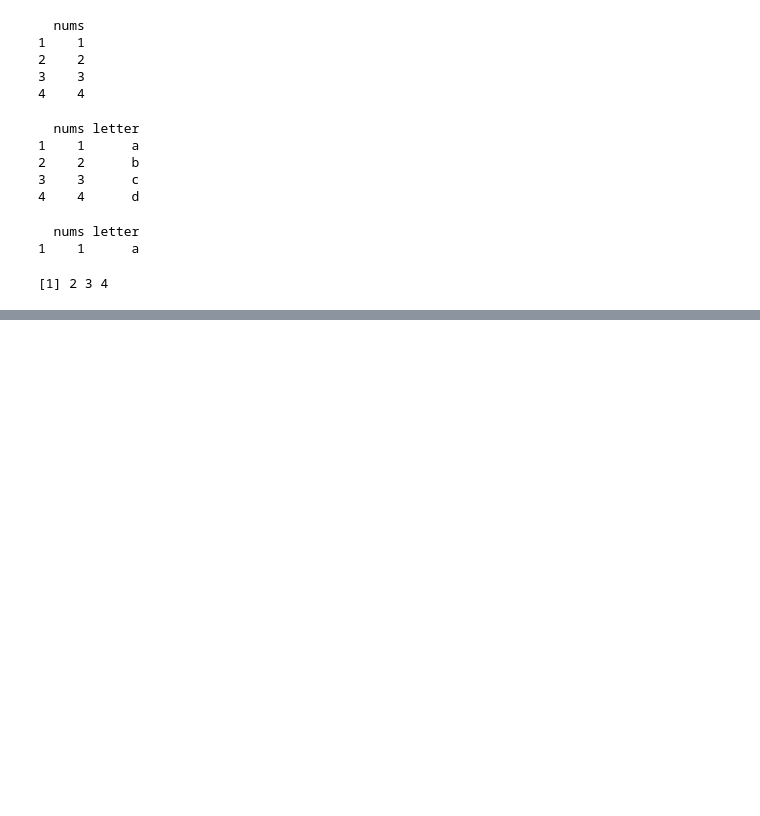
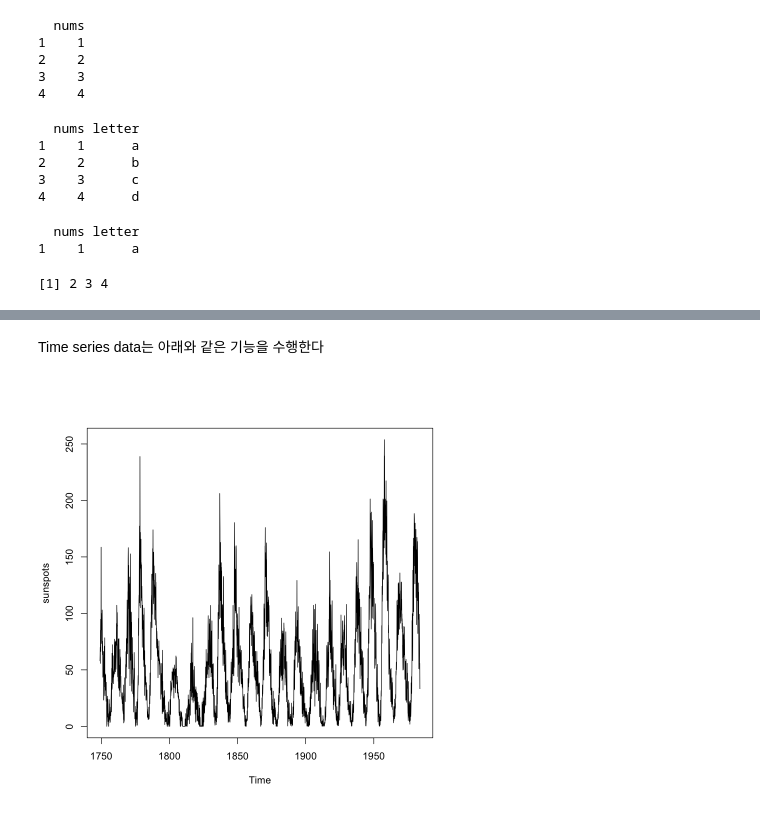
Before and after one commit to Tommylee1013/BusinessAnalytics, a Jupyter notebook: R Data Structure/Basic Data Structure.ipynb, the cells around one changed output, grey strips where cells are left out. Cells and saved outputs as stored; diff of their text form; code cells hidden in the pictures; blank space fills up the shorter version.

```diff
--- a/R Data Structure/Basic Data Structure.ipynb
+++ b/R Data Structure/Basic Data Structure.ipynb
@@ -428,0 +529,6 @@ print(c[2:4, 1]) # row, column
+# %% [markdown]
+Time series data는 아래와 같은 기능을 수행한다
+# %%
+plot.ts(sunspots)
+# %% [output]
+[figure, added]
```
Also changed, not shown: parts of 57 cells of this notebook.
